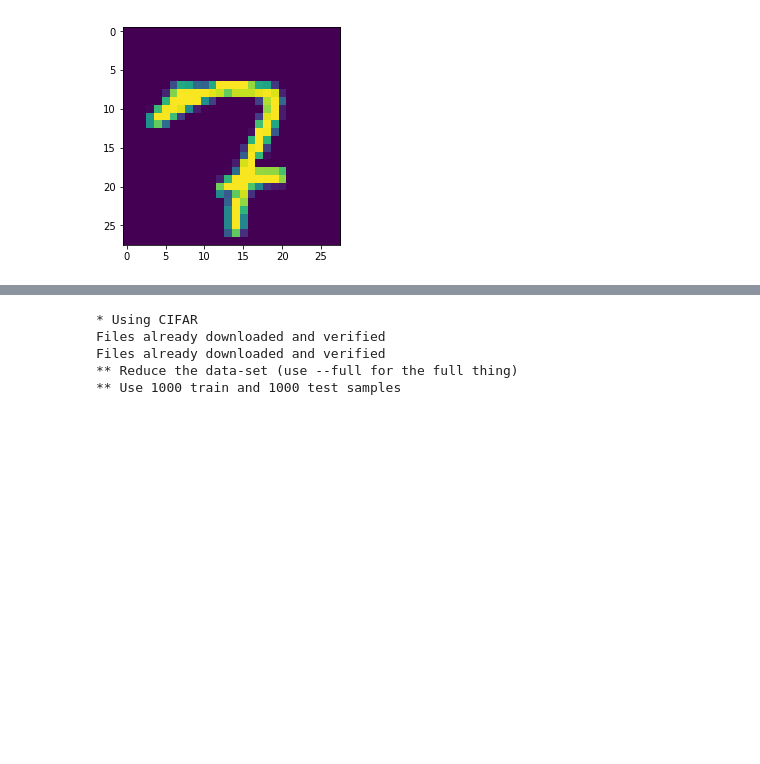
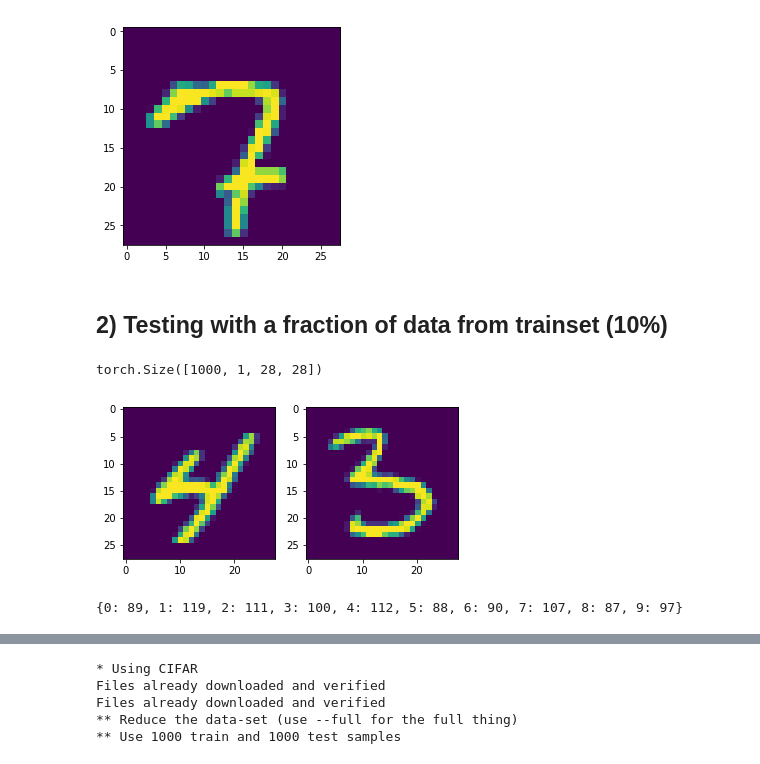
Before and after one commit to palexlee/DeepWololo, a Jupyter notebook: baseline.ipynb, the cells around one changed output, grey strips where cells are left out. Cells and saved outputs as stored; diff of their text form; code cells hidden in the pictures; blank space fills up the shorter version.

Commit message:
added biased testset

```diff
--- a/baseline.ipynb
+++ b/baseline.ipynb
@@ -127,3 +118,48 @@ plt.imshow(test_input[36, 0])
 # %% [output]
 <matplotlib.image.AxesImage at 0x...>
 [figure]
+# %% [markdown]
+## 2) Testing with a fraction of data from trainset (10%)
+# %%
+test_input.shape
+# %% [output]
+torch.Size([1000, 1, 28, 28])
+# %%
+def generate_biasedset(train_dataset, test_dataset, bias=0.1, plot=False):
+    train_input = train_dataset[0]
+    train_target = train_dataset[1]
+    test_input = test_dataset[0]
+    test_target = test_dataset[1]
+
+    biased_input = test_input.clone()
+    biased_target = test_target.clone()
+
+    N = len(train_input)
+    indices_add = np.random.choice(np.arange(0, N), int(bias * N))
+
+    M = len(test_input)
+    indices_replace = np.random.choice(np.arange(0, M), int(bias * M))
+
+    for i in range(len(indices_add)):
+        biased_input[indices_replace[i]] = train_input[indices_add[i]]
+        biased_target[indices_replace[i]] = train_target[indices_add[i]]
+
+    if plot:
+        plt.subplot(121)
+        plt.imshow(biased_input[indices_replace[0]][0])
+        plt.subplot(122)
+        plt.imshow(test_input[indices_replace[0]][0])
+
+    return (biased_input, biased_target)
+# %%
+biased_dataset = generate_biasedset(train_dataset, test_dataset, plot=True)
+# %% [output]
+[figure, added]
+# %%
+target_classes = np.array(biased_dataset[1].tolist())
+unique, counts = np.unique(target_classes, return_counts=True)
+
+print(dict(zip(unique, counts)))
+crossEntropyClassesWeigths = Tensor(counts/len(target_classes))
+# %% [output]
+{0: 89, 1: 119, 2: 111, 3: 100, 4: 112, 5: 88, 6: 90, 7: 107, 8: 87, 9: 97}
```
Also changed, not shown: parts of 3 cells of this notebook.
